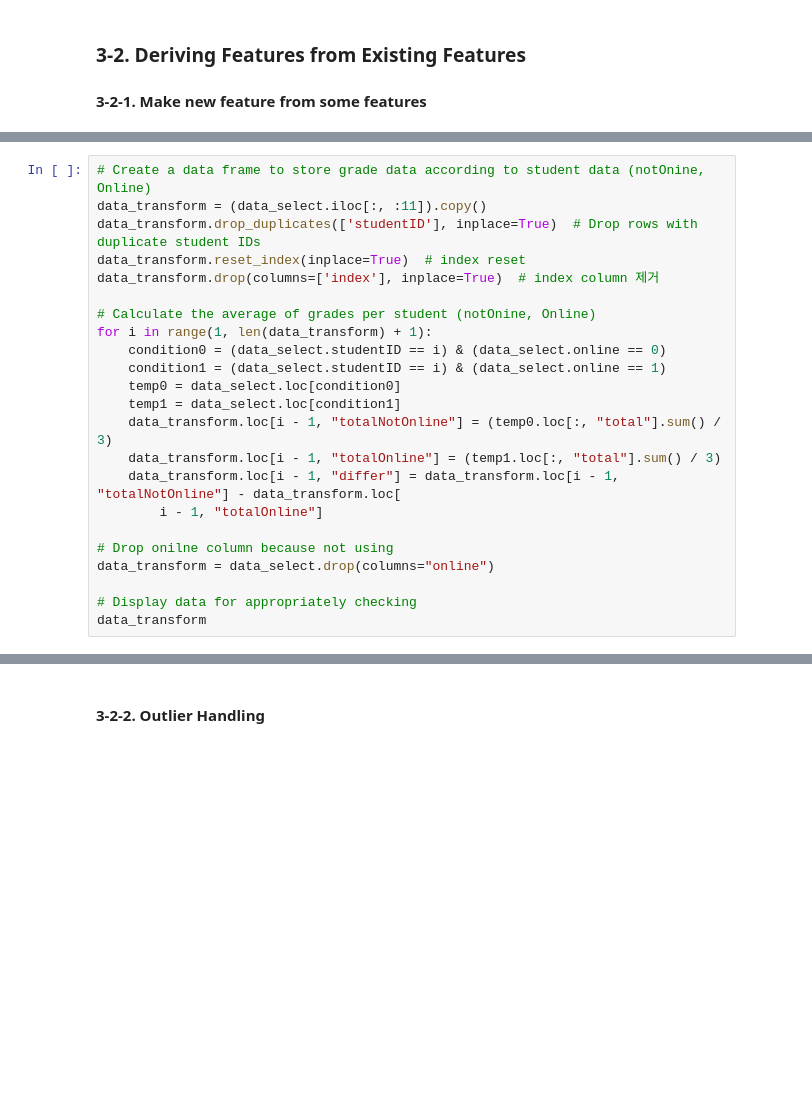
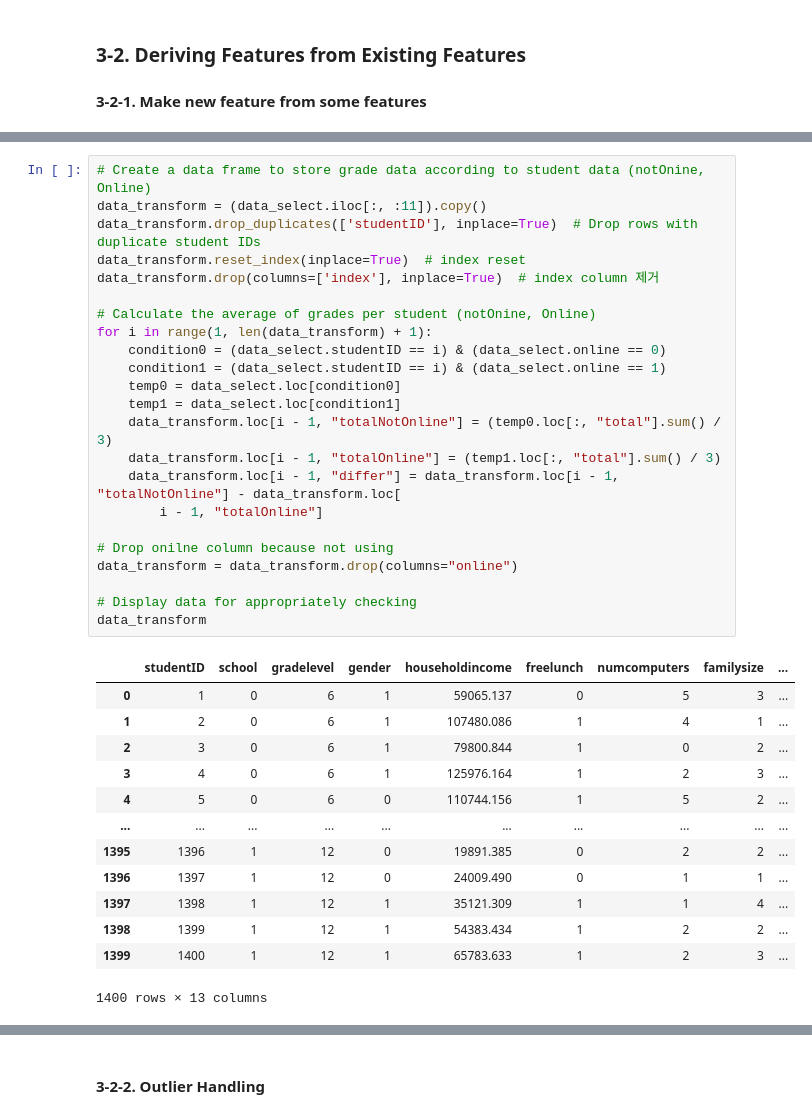
Before and after one commit to hhanoo/University_Major, a Jupyter notebook: TermProject_cluster3.ipynb, the cells around one changed output, grey strips where cells are left out. Saved outputs shown, nothing was run; the diff lists cells and outputs as text; blank space fills up the shorter version.

```diff
--- a/TermProject_cluster3.ipynb
+++ b/TermProject_cluster3.ipynb
@@ -70,25 +126,39 @@ data_select
 # %%
 # Create a data frame to store grade data according to student data (notOnine, Online)
 data_transform = (data_select.iloc[:, :11]).copy()
 data_transform.drop_duplicates(['studentID'], inplace=True)  # Drop rows with duplicate student IDs
 data_transform.reset_index(inplace=True)  # index reset
 data_transform.drop(columns=['index'], inplace=True)  # index column 제거
 
 # Calculate the average of grades per student (notOnine, Online)
 for i in range(1, len(data_transform) + 1):
     condition0 = (data_select.studentID == i) & (data_select.online == 0)
     condition1 = (data_select.studentID == i) & (data_select.online == 1)
     temp0 = data_select.loc[condition0]
     temp1 = data_select.loc[condition1]
     data_transform.loc[i - 1, "totalNotOnline"] = (temp0.loc[:, "total"].sum() / 3)
     data_transform.loc[i - 1, "totalOnline"] = (temp1.loc[:, "total"].sum() / 3)
     data_transform.loc[i - 1, "differ"] = data_transform.loc[i - 1, "totalNotOnline"] - data_transform.loc[
         i - 1, "totalOnline"]
 
 # Drop onilne column because not using
-data_transform = data_select.drop(columns="online")
+data_transform = data_transform.drop(columns="online")
 
 # Display data for appropriately checking
 data_transform
+# %% [output]
+|  | studentID | school | gradelevel | gender | householdincome | freelunch | numcomputers | familysize | ... |
+| 0 | 1 | 0 | 6 | 1 | 59065.137 | 0 | 5 | 3 | ... |
+| 1 | 2 | 0 | 6 | 1 | 107480.086 | 1 | 4 | 1 | ... |
+| 2 | 3 | 0 | 6 | 1 | 79800.844 | 1 | 0 | 2 | ... |
+| 3 | 4 | 0 | 6 | 1 | 125976.164 | 1 | 2 | 3 | ... |
+| 4 | 5 | 0 | 6 | 0 | 110744.156 | 1 | 5 | 2 | ... |
+| ... | ... | ... | ... | ... | ... | ... | ... | ... | ... |
+| 1395 | 1396 | 1 | 12 | 0 | 19891.385 | 0 | 2 | 2 | ... |
+| 1396 | 1397 | 1 | 12 | 0 | 24009.490 | 0 | 1 | 1 | ... |
+| 1397 | 1398 | 1 | 12 | 1 | 35121.309 | 1 | 1 | 4 | ... |
+| 1398 | 1399 | 1 | 12 | 1 | 54383.434 | 1 | 2 | 2 | ... |
+| 1399 | 1400 | 1 | 12 | 1 | 65783.633 | 1 | 2 | 3 | ... |
+1400 rows × 13 columns
 # %%
 data_transform.describe()
```
Also changed, not shown: parts of 16 cells of this notebook.
